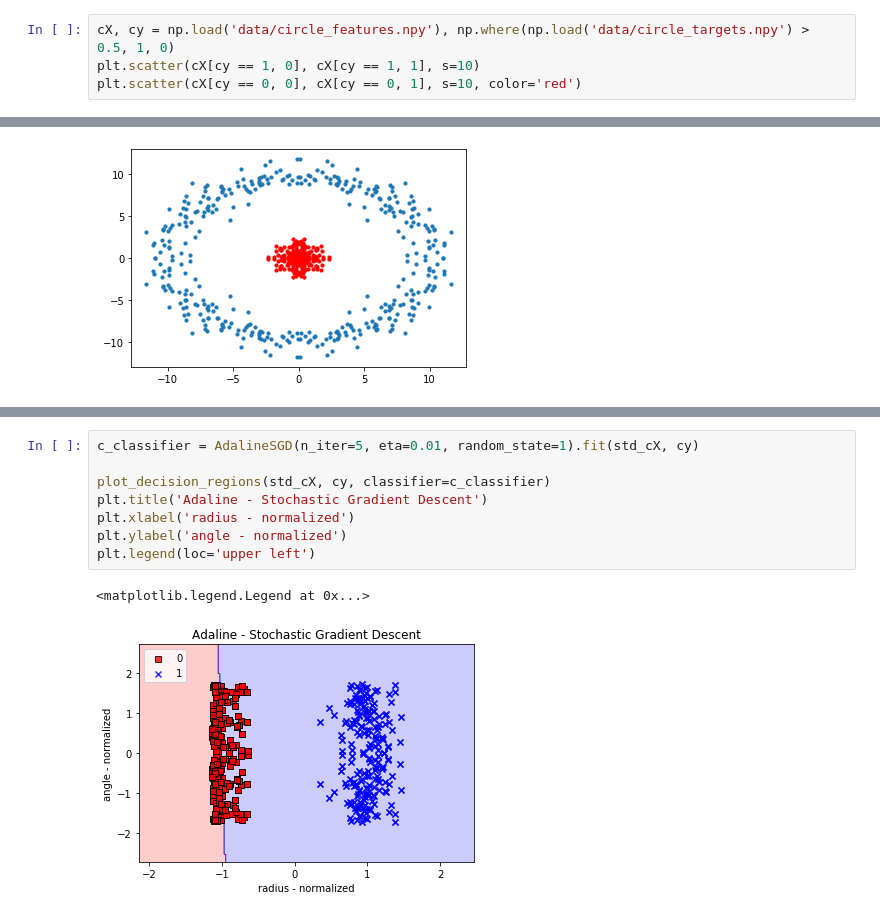
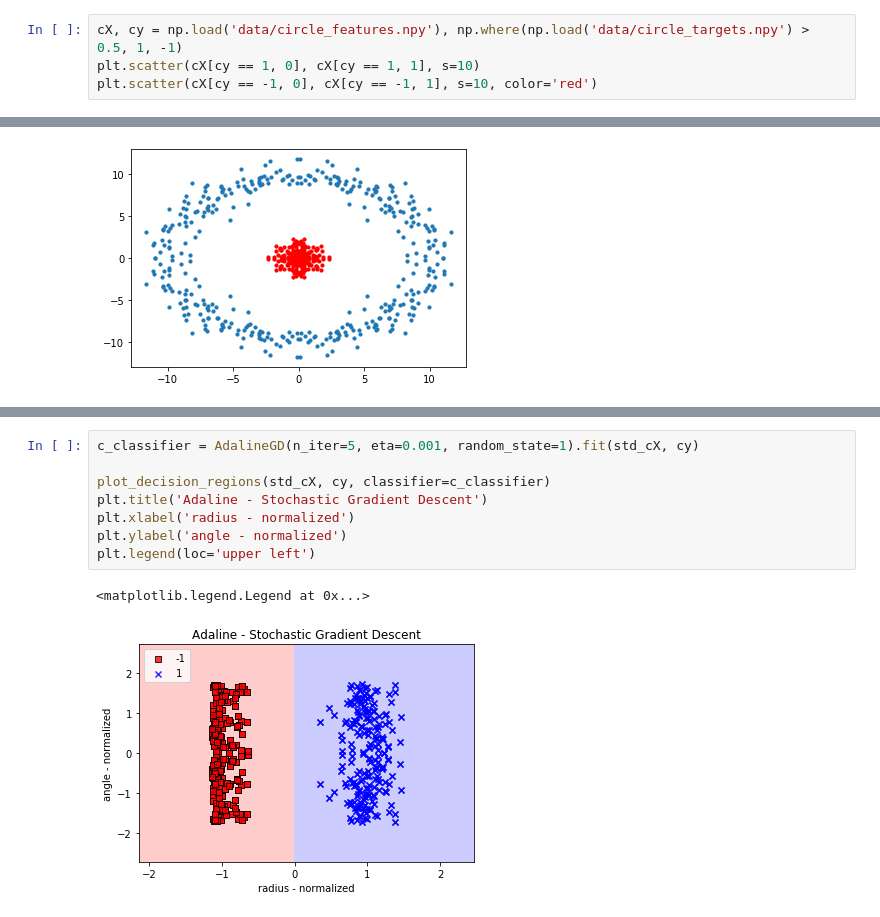
Before and after one commit to JimGerth/desy-ml-python, a Jupyter notebook: Chapter 2.ipynb, the cells around one changed output, grey strips where cells are left out. Drawn from its saved outputs; the diff is of its cells as text.

Commit message:
got the classifier to work by changing the labels from 0 and 1 to -1 and 1

```diff
--- a/Chapter 2.ipynb
+++ b/Chapter 2.ipynb
@@ -202,9 +202,9 @@ plt.plot(np.linspace(0, len(regnonlin.cost_) + 1, len(regnonlin.cost_)), regnonl
 [<matplotlib.lines.Line2D at 0x...>]
 [figure]
 # %%
-cX, cy = np.load('data/circle_features.npy'), np.where(np.load('data/circle_targets.npy') > 0.5, 1, 0)
+cX, cy = np.load('data/circle_features.npy'), np.where(np.load('data/circle_targets.npy') > 0.5, 1, -1)
 plt.scatter(cX[cy == 1, 0], cX[cy == 1, 1], s=10)
-plt.scatter(cX[cy == 0, 0], cX[cy == 0, 1], s=10, color='red')
+plt.scatter(cX[cy == -1, 0], cX[cy == -1, 1], s=10, color='red')
 # %% [output]
 <matplotlib.collections.PathCollection at 0x...>
 [figure]
@@ -224,16 +224,16 @@ plt.scatter(std_cX[cy == 0, 0], std_cX[cy == 0, 1], s=10, color='red')
 <matplotlib.collections.PathCollection at 0x...>
 [figure]
 # %%
-c_classifier = AdalineSGD(n_iter=5, eta=0.01, random_state=1).fit(std_cX, cy)
+c_classifier = AdalineGD(n_iter=5, eta=0.001, random_state=1).fit(std_cX, cy)
 
 plot_decision_regions(std_cX, cy, classifier=c_classifier)
 plt.title('Adaline - Stochastic Gradient Descent')
 plt.xlabel('radius - normalized')
 plt.ylabel('angle - normalized')
 plt.legend(loc='upper left')
 # %% [output]
 <matplotlib.legend.Legend at 0x...>
-[figure, old version]
+[figure, new version]
 # %%
 plt.plot(range(1, len(c_classifier.cost_) + 1), c_classifier.cost_, marker='o')
 plt.xlabel('Epochs')
```
Also changed, not shown: parts of 3 cells of this notebook.
